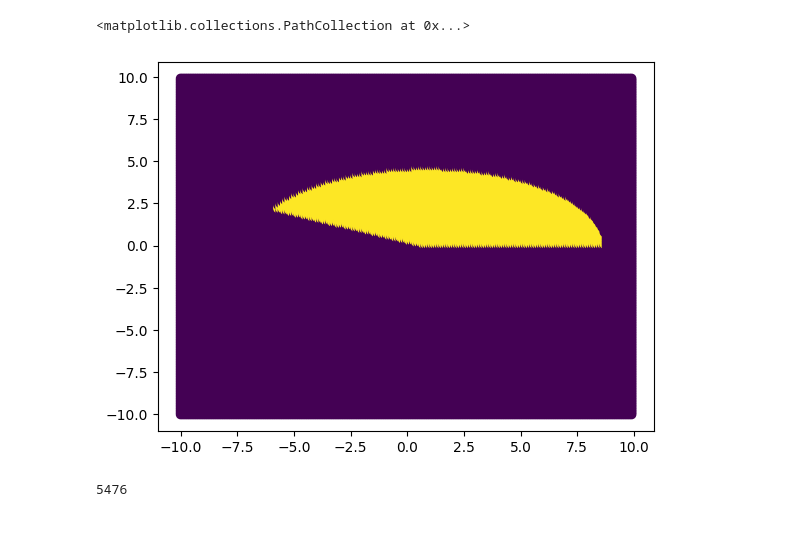
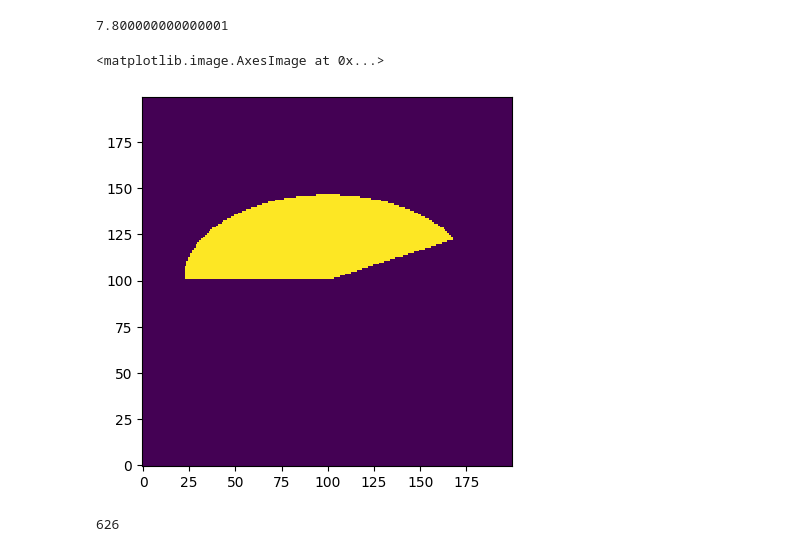
Before and after one commit to papalotis/ft-fsd-path-planning, a Jupyter notebook: colorless3.ipynb, the cells around one changed output. Saved outputs shown, nothing was run; the diff lists cells and outputs as text; code cells hidden in the pictures.

```diff
--- a/colorless3.ipynb
+++ b/colorless3.ipynb
@@ -417,17 +450,27 @@ for i, (demo_positions_i, demo_directions_i, demo_cones_i) in tqdm(it[:800]):
 # %%
 pos = np.array([0, 0])
 dir = np.array([1, 0])
 
 points = np.mgrid[-10:10:0.1, -10:10:0.1].reshape(2, -1).T
 
-_, m = ts.mask_cone_can_be_first_in_config(points, pos, dir, ConeTypes.RIGHT)
+_, m = ts.mask_cone_can_be_first_in_config(pos, dir, points, ConeTypes.LEFT)
+n = int(len(m) ** 0.5)
 
-plt.scatter(*points.T, c=m, cmap="viridis")
+plt.imshow(m.reshape(n, n).T, origin="lower", interpolation='nearest')
+# plt.plot(*points.T, "o")
+# plt.axis("equal")
+# plt.show()
+
+# points_relative = rotate(points - pos, -angle_from_2d_vector(dir))
+# plt.plot(*points_relative.T, "o")
+# plt.axis("equal")
+# plt.scatter(*points.T, c=m, cmap="viridis")
 # %% [output]
-<matplotlib.collections.PathCollection at 0x...>
+7.800000000000001
+<matplotlib.image.AxesImage at 0x...>
-[figure, old version]
+[figure, new version]
 # %%
-x=str(repr(it[186][1]))
+x=str(repr(it[0][1]))
 Path("test.txt").write_text(x)
 # %% [output]
-5476
+626
```
Also changed, not shown: parts of 6 cells of this notebook, 18 other files.
